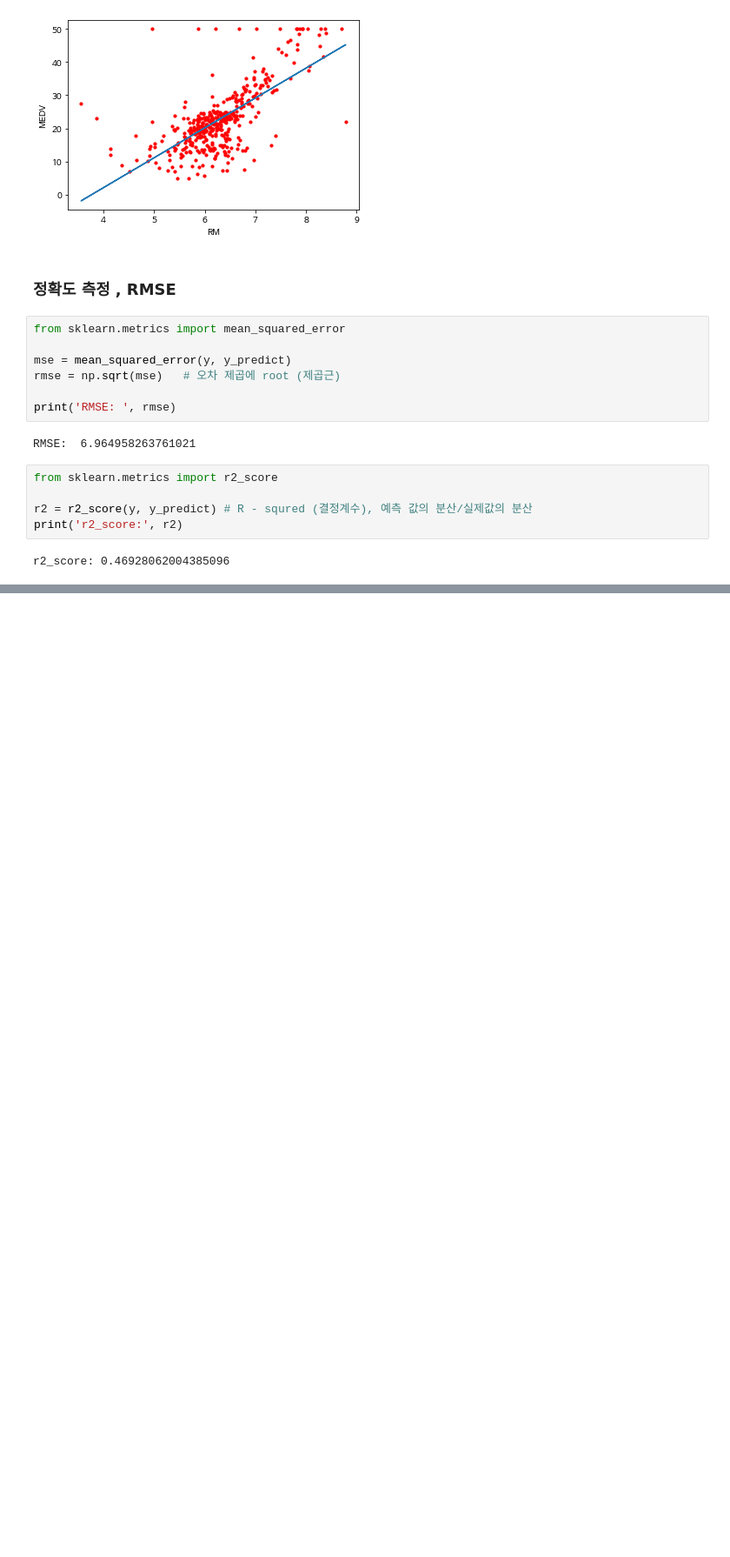
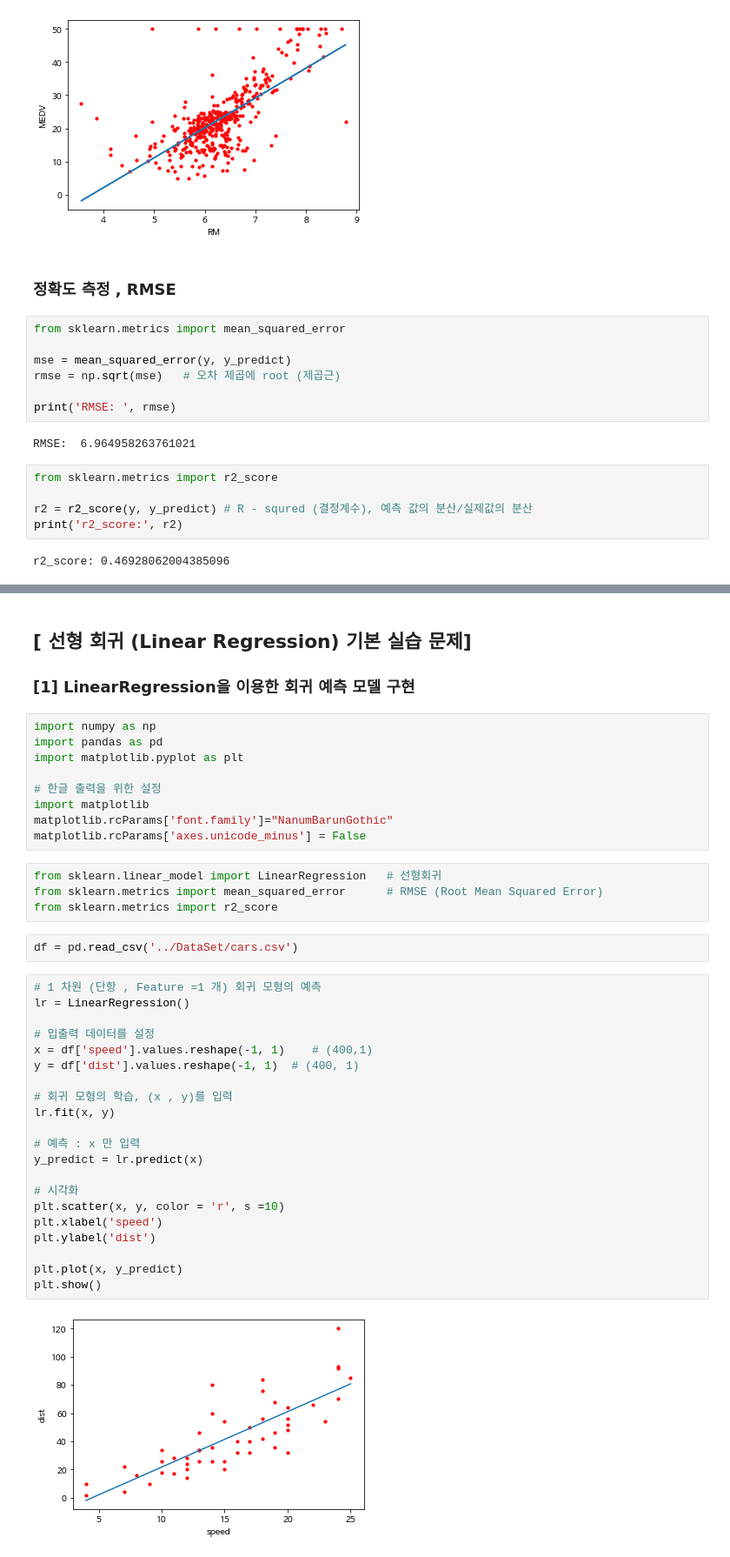
Before and after one commit to janggunhee/DS-stusy, a Jupyter notebook: Machine Learning/Machine Learning Basic.ipynb, the cells around one changed output, grey strips where cells are left out. Shown: that part at 87% size. Drawn from its saved outputs; the diff is of its cells as text; blank space fills up the shorter version.

```diff
--- a/Machine Learning/Machine Learning Basic.ipynb
+++ b/Machine Learning/Machine Learning Basic.ipynb
@@ -430,0 +496,42 @@ r2_score: 0.46928062004385096
+# %% [markdown]
+## [ 선형 회귀 (Linear Regression) 기본 실습 문제]
+
+### [1] LinearRegression을 이용한 회귀 예측 모델 구현
+# %%
+import numpy as np
+import pandas as pd
+import matplotlib.pyplot as plt
+
+# 한글 출력을 위한 설정
+import matplotlib
+matplotlib.rcParams['font.family']="NanumBarunGothic"
+matplotlib.rcParams['axes.unicode_minus'] = False
+# %%
+from sklearn.linear_model import LinearRegression   # 선형회귀
+from sklearn.metrics import mean_squared_error      # RMSE (Root Mean Squared Error)
+from sklearn.metrics import r2_score
+# %%
+df = pd.read_csv('../DataSet/cars.csv')
+# %%
+# 1 차원 (단항 , Feature =1 개) 회귀 모형의 예측
+lr = LinearRegression()
+
+# 입출력 데이터를 설정
+x = df['speed'].values.reshape(-1, 1)    # (400,1)
+y = df['dist'].values.reshape(-1, 1)  # (400, 1)
+
+# 회귀 모형의 학습, (x , y)를 입력
+lr.fit(x, y)
+
+# 예측 : x 만 입력
+y_predict = lr.predict(x)
+
+# 시각화
+plt.scatter(x, y, color = 'r', s =10)
+plt.xlabel('speed')
+plt.ylabel('dist')
+
+plt.plot(x, y_predict)
+plt.show()
+# %% [output]
+[figure, added]
```
Also changed, not shown: parts of 7 cells of this notebook, 1 other file.
